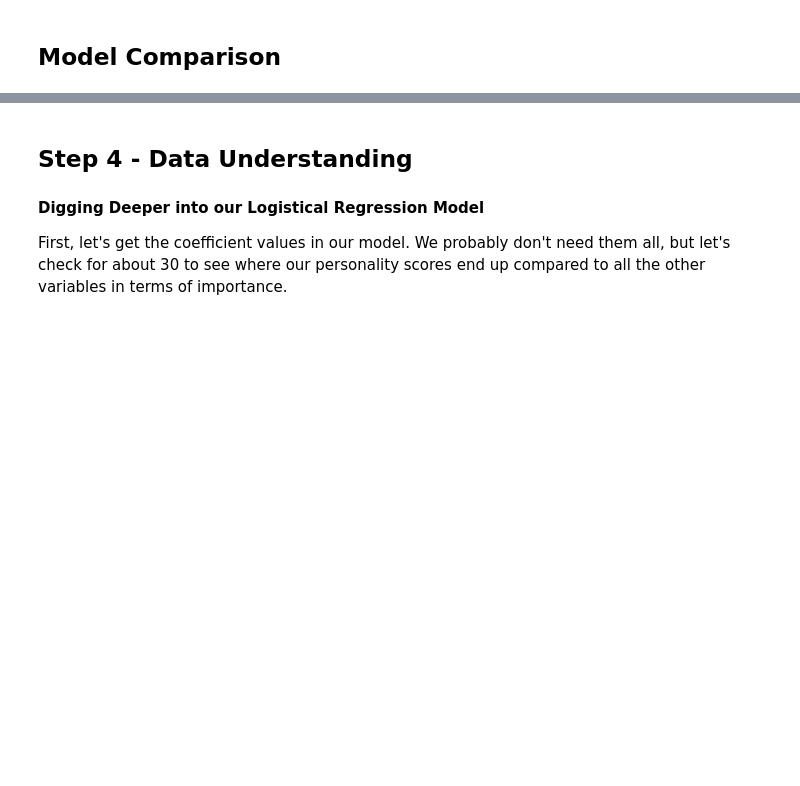
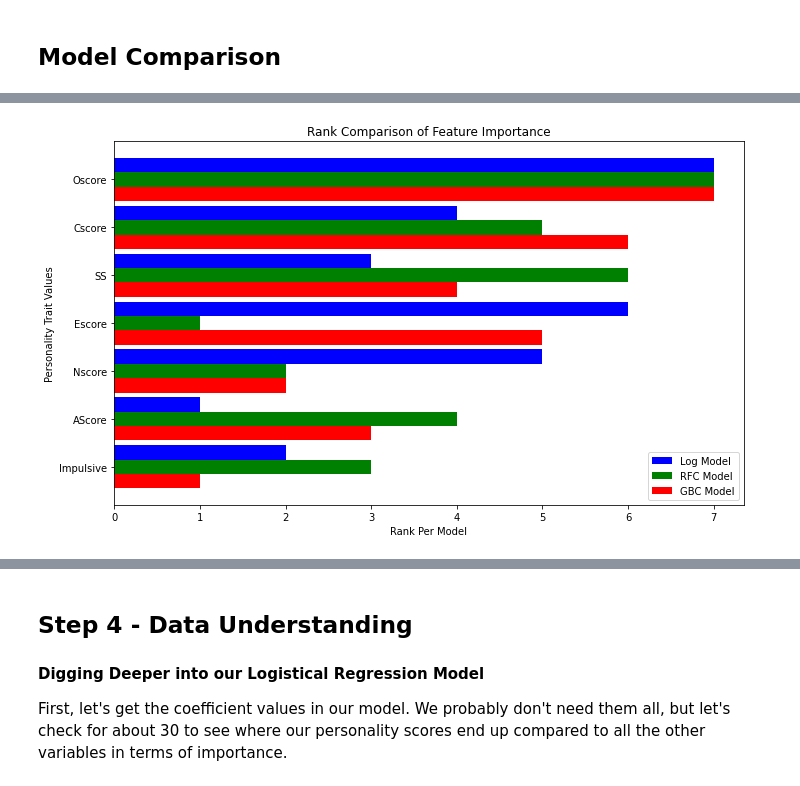
Before and after one commit to jbloewencolon/Predicting-Personality-and-Psychedelic-Experience, a Jupyter notebook: Openness to Psychedelics.ipynb, the cells around one changed output, grey strips where cells are left out. Saved outputs shown, nothing was run; the diff lists cells and outputs as text; code cells hidden in the pictures; blank space fills up the shorter version.

```diff
--- a/Openness to Psychedelics.ipynb
+++ b/Openness to Psychedelics.ipynb
@@ -588,12 +577,6 @@ Best parameters: {'gbc__learning_rate': 0.1, 'gbc__max_depth': 3, 'gbc__min_samp
 # %%
 # Use the best parameters to create a new pipeline
-best_gbc_model = GradientBoostingClassifier(n_estimators=best_params_gbc['gbc__n_estimators'],
-                                            learning_rate=best_params_gbc['gbc__learning_rate'],
-                                            max_depth=best_params_gbc['gbc__max_depth'],
-                                            min_samples_split=best_params_gbc['gbc__min_samples_split'],
-                                            min_samples_leaf=best_params_gbc['gbc__min_samples_leaf'],
-                                            subsample=best_params_gbc['gbc__subsample'],
-                                            random_state=42)
+best_gbc_model = random_search_gbc.best_estimator_.named_steps['classifier']
 
 best_gbc_pipeline = Pipeline([
     ('preprocess', CT),  # Preprocessing steps remain the same
@@ -669,10 +652,10 @@ importances_df = pd.DataFrame({'feature': feature_names_ordered, 'importance': i
 importances_df = importances_df.sort_values(by='importance', ascending=False)
 
 # Filter DataFrame to include only desired features
-num_features_df = importances_df[importances_df['feature'].isin(X_train.columns[5:12])]
+num_features_df_gbc = importances_df[importances_df['feature'].isin(X_train.columns[5:12])]
 
 # Plot the feature importances for the numerical features
-num_features_df.plot(kind='bar', x='feature', y='importance', figsize=(10,6));
+num_features_df_gbc.plot(kind='bar', x='feature', y='importance', figsize=(10,6));
 # %% [output]
 [figure]
 # %% [markdown]
@@ -716,0 +700,72 @@ When comparing all our models, it looks like our Logistical Regression model sco
+# %%
+def rank_dataframe(df, column_name):
+    ranked_df = df.copy()
+    # Compute ranks
+    ranked_df['rank'] = ranked_df[column_name].rank(ascending=False)
+    # Invert ranks
+    max_rank = ranked_df['rank'].max()
+    ranked_df['rank'] = max_rank + 1 - ranked_df['rank']
+    ranked_df = ranked_df.sort_values(by='feature')
+    return ranked_df
+
+# Create ranked dataframes using the function
+num_features_df_log_ranked = rank_dataframe(num_features_df_log, 'abs_coefficient')
+num_features_df_rfc_ranked = rank_dataframe(num_features_df_rfc, 'importance')
+num_features_df_gbc_ranked = rank_dataframe(num_features_df_gbc, 'importance')
+
+# Calculate the average rank for each feature
+average_rank = (num_features_df_log_ranked['rank'] + num_features_df_rfc_ranked['rank'] + num_features_df_gbc_ranked['rank']) / 3
+
+# Create a new dataframe with the average ranks
+average_rank_df = pd.DataFrame({'feature': num_features_df_log_ranked['feature'], 'average_rank': average_rank})
+
+# Sort the average_rank_df by the average rank, in descending order
+average_rank_df = average_rank_df.sort_values(by='average_rank', ascending=False)
+
+# Get the order of the features based on the sorted average_rank_df
+order = average_rank_df['feature']
+
+# Set 'feature' as the index for the dataframes, so you can reorder the rows to match the average rank
+num_features_df_log_ranked.set_index('feature', inplace=True)
+num_features_df_rfc_ranked.set_index('feature', inplace=True)
+num_features_df_gbc_ranked.set_index('feature', inplace=True)
+
+# Reorder the rows in the dataframes to match the order in average_rank_df
+num_features_df_log_ranked = num_features_df_log_ranked.loc[order]
+num_features_df_rfc_ranked = num_features_df_rfc_ranked.loc[order]
+num_features_df_gbc_ranked = num_features_df_gbc_ranked.loc[order]
+
+# Reset the index for the dataframes, so 'feature' is a column again
+num_features_df_log_ranked.reset_index(inplace=True)
+num_features_df_rfc_ranked.reset_index(inplace=True)
+num_features_df_gbc_ranked.reset_index(inplace=True)
+
+def plot_ranked_data(df1, df2, df3, label1, label2, label3):
+    features = df1['feature']
+    rank1 = df1['rank']
+    rank2 = df2['rank']
+    rank3 = df3['rank']
+
+    fig, ax = plt.subplots(figsize=(10, 6))
+    width = 0.3
+
+    ax.barh(np.arange(len(features)), rank1, width, label=label1, color='b')
+    ax.barh(np.arange(len(features)) + width, rank2, width, label=label2, color='g')
+    ax.barh(np.arange(len(features)) + 2*width, rank3, width, label=label3, color='r')
+
+    ax.set_xlabel('Rank Per Model')
+    ax.set_ylabel('Personality Trait Values')
+    ax.set_title('Rank Comparison of Feature Importance')
+    ax.set_yticks(np.arange(len(features))[::-1] + width)  # Invert the y-axis ticks
+    ax.set_yticklabels(features[::-1])  # Reverse the order of feature labels
+    ax.legend()
+
+    plt.tight_layout()
+    plt.gca().invert_yaxis()  # Invert the y-axis
+
+    plt.show()
+
+# Call the function to plot the data
+plot_ranked_data(num_features_df_log_ranked, num_features_df_rfc_ranked, num_features_df_gbc_ranked, 'Log Model', 'RFC Model', 'GBC Model')
+# %% [output]
+[figure, added]
```
Also changed, not shown: parts of 21 cells of this notebook.
